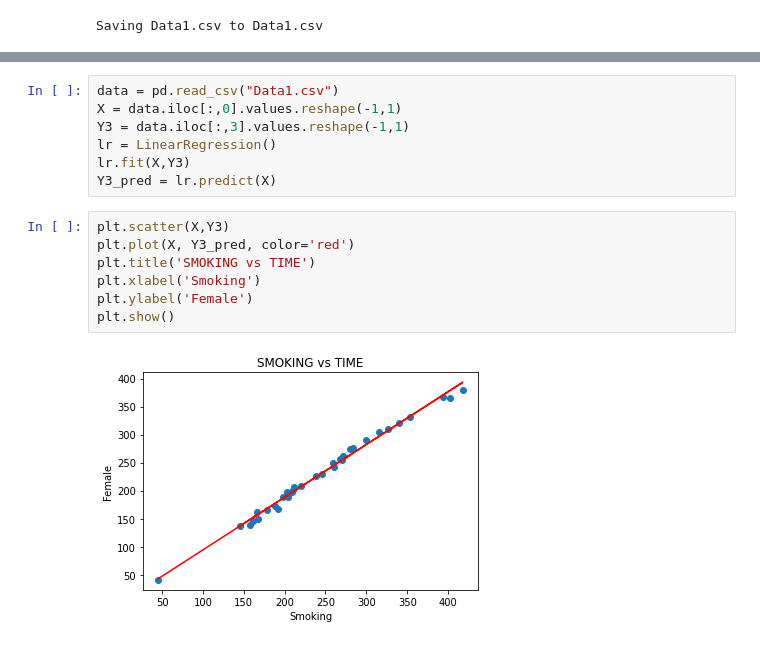
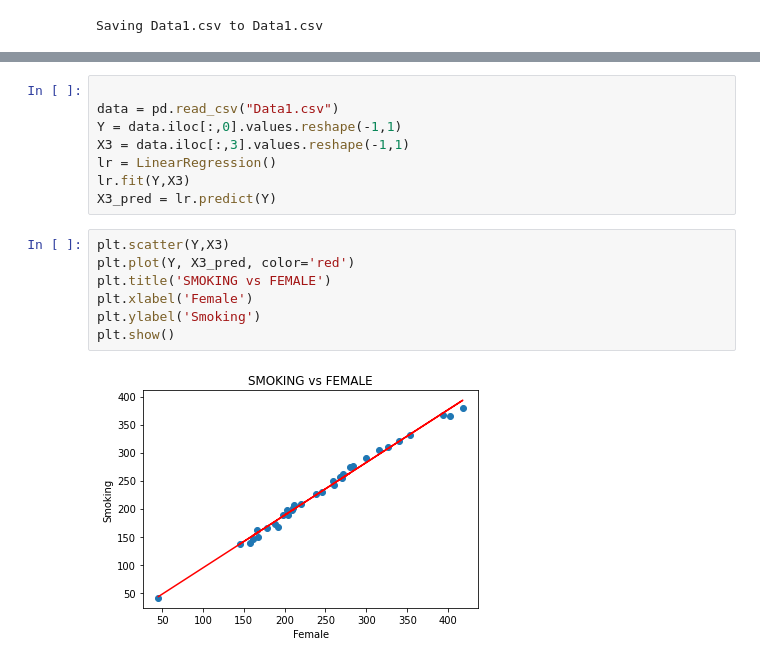
Before and after one commit to ahmedadegbami/Regression-Analysis-on-Googlecolab, a Jupyter notebook: victor.ipynb, the cells around one changed output, grey strips where cells are left out. Cells and saved outputs as stored; diff of their text form.

```diff
--- a/victor.ipynb
+++ b/victor.ipynb
@@ -54,16 +55,17 @@ plt.show()
 # %%
+
 data = pd.read_csv("Data1.csv")
-X = data.iloc[:,0].values.reshape(-1,1)
-Y3 = data.iloc[:,3].values.reshape(-1,1)
+Y = data.iloc[:,0].values.reshape(-1,1)
+X3 = data.iloc[:,3].values.reshape(-1,1)
 lr = LinearRegression()
-lr.fit(X,Y3)
-Y3_pred = lr.predict(X)
+lr.fit(Y,X3)
+X3_pred = lr.predict(Y)
 # %%
-plt.scatter(X,Y3)
-plt.plot(X, Y3_pred, color='red')
-plt.title('SMOKING vs TIME')
-plt.xlabel('Smoking')
-plt.ylabel('Female')
+plt.scatter(Y,X3)
+plt.plot(Y, X3_pred, color='red')
+plt.title('SMOKING vs FEMALE')
+plt.xlabel('Female')
+plt.ylabel('Smoking')
 plt.show()
 # %% [output]
-[figure, old version]
+[figure, new version]
```
Also changed, not shown: parts of 4 cells of this notebook.
